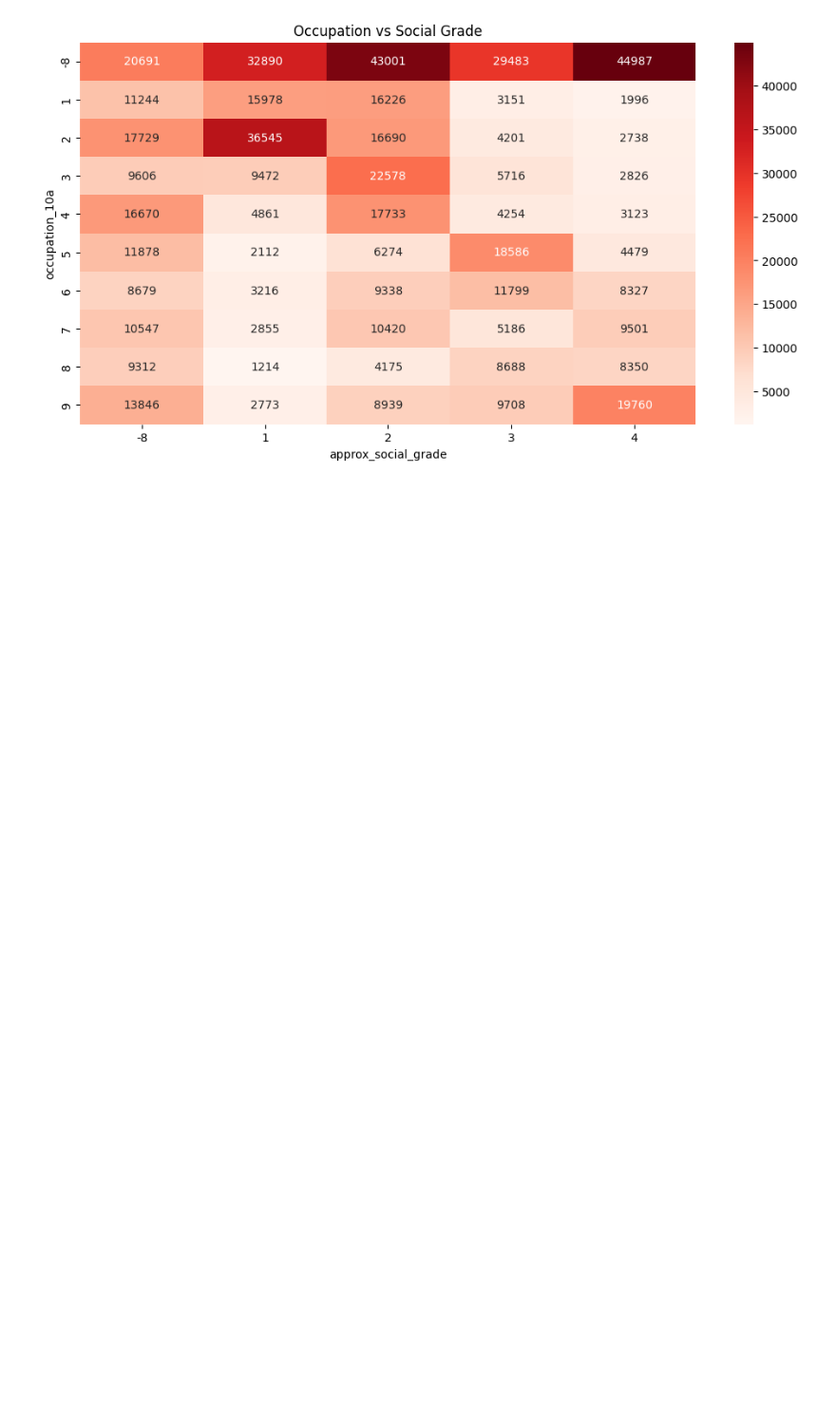
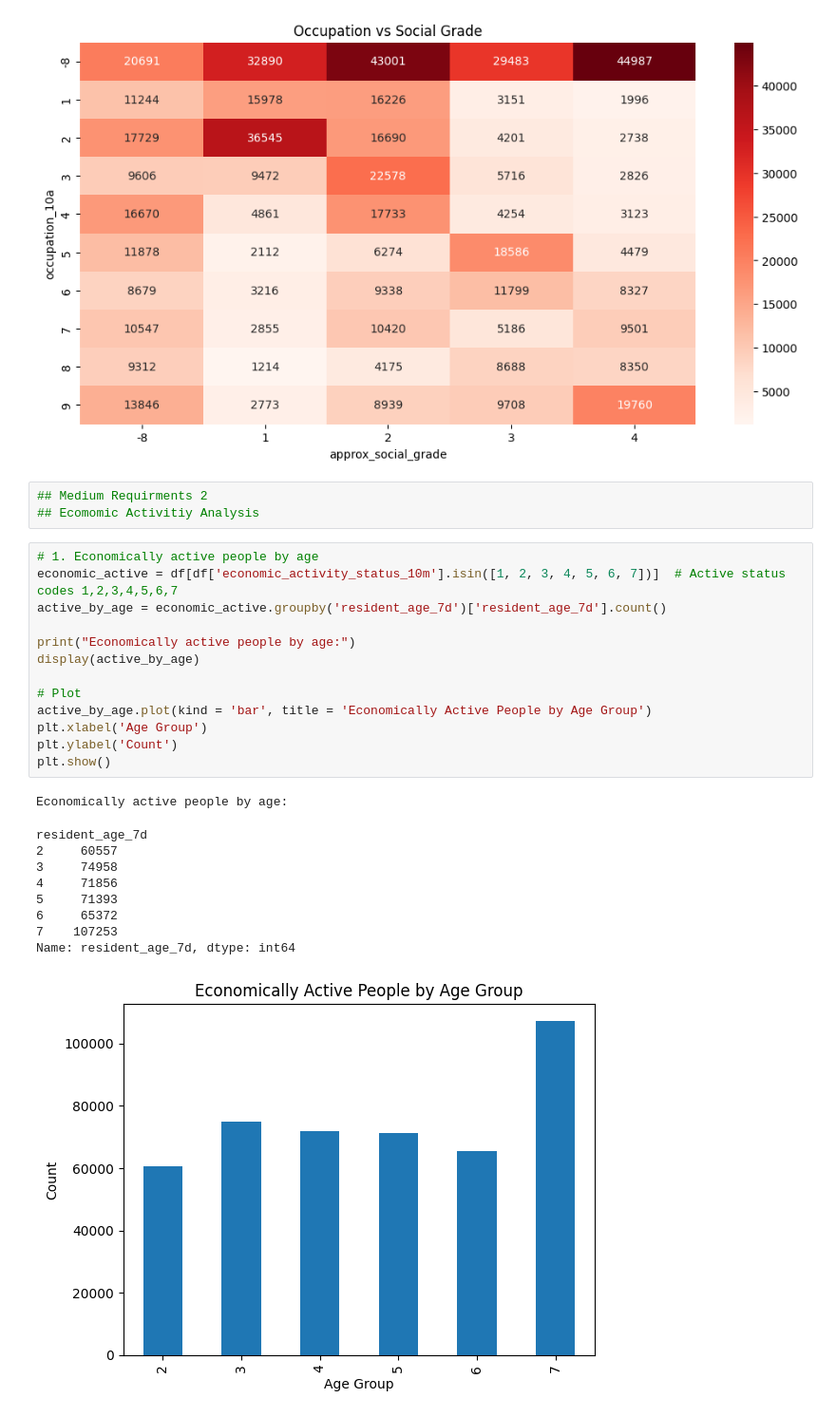
Before and after one commit to het106/Python-p2, a Jupyter notebook: notebooks/census2021.ipynb, the cells around one changed output. Shown: that part at 95% size. Drawn from its saved outputs; the diff is of its cells as text; blank space fills up the shorter version.

Commit message:
Medium Requirments 2 - Pandas

```diff
--- a/notebooks/census2021.ipynb
+++ b/notebooks/census2021.ipynb
@@ -110,3 +110,30 @@ plt.show()
 # %% [output]
 [figure]
 [figure]
+# %%
+## Medium Requirments 2
+## Ecomomic Activitiy Analysis
+# %%
+# 1. Economically active people by age
+economic_active = df[df['economic_activity_status_10m'].isin([1, 2, 3, 4, 5, 6, 7])]  # Active status codes 1,2,3,4,5,6,7
+active_by_age = economic_active.groupby('resident_age_7d')['resident_age_7d'].count()
+
+print("Economically active people by age:")
+display(active_by_age)
+
+# Plot
+active_by_age.plot(kind = 'bar', title = 'Economically Active People by Age Group')
+plt.xlabel('Age Group')
+plt.ylabel('Count')
+plt.show()
+# %% [output]
+Economically active people by age:
+resident_age_7d
+2     60557
+3     74958
+4     71856
+5     71393
+6     65372
+7    107253
+Name: resident_age_7d, dtype: int64
+[figure, added]
```
Also changed, not shown: parts of 2 cells of this notebook.
